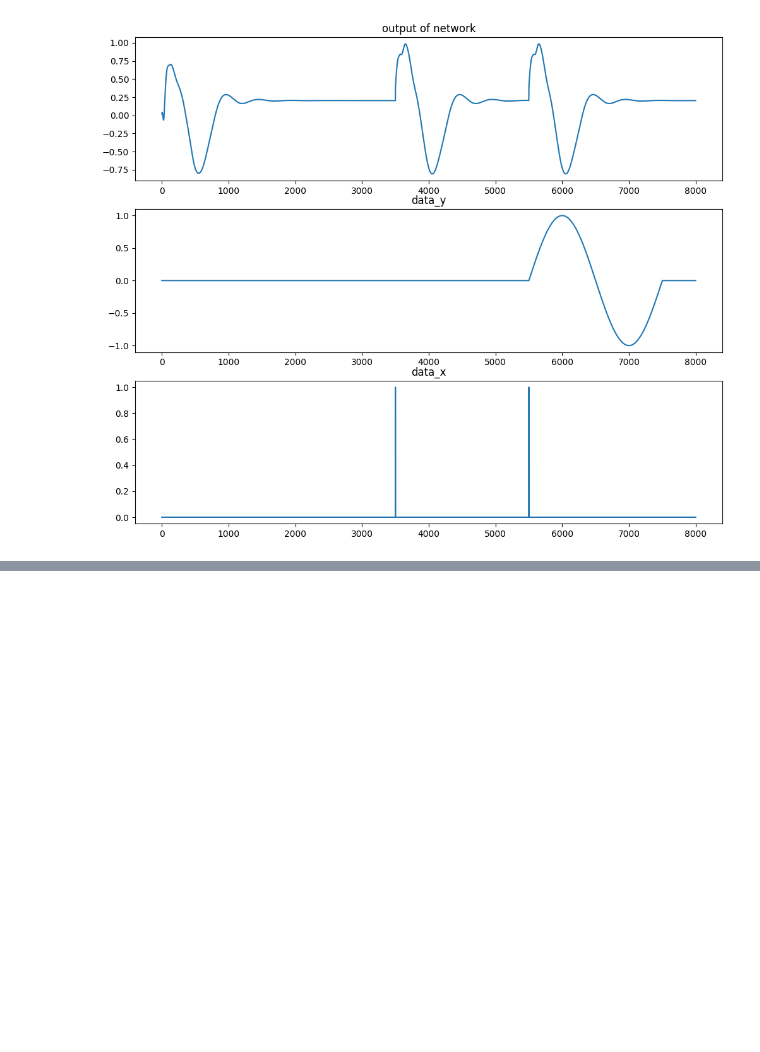
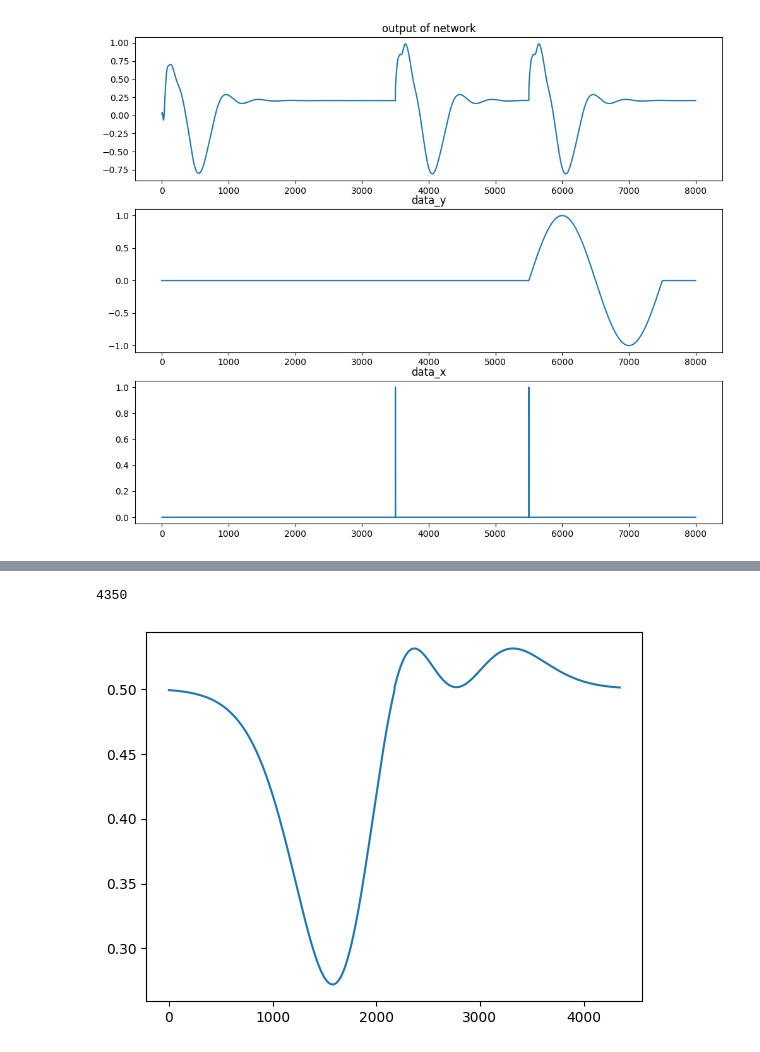
Before and after one commit to mtnusf97/CTRNN, a Jupyter notebook: helper_notebook.ipynb, the cells around one changed output, grey strips where cells are left out. Cells and saved outputs as stored; diff of their text form; code cells hidden in the pictures; blank space fills up the shorter version.

```diff
--- a/helper_notebook.ipynb
+++ b/helper_notebook.ipynb
@@ -231,0 +289,8 @@ np.max(stats.norm.pdf(x, mu, sigma))
+# %%
+plt.plot(loss[torch.abs(loss - 0.50) > 0.001])
+
+torch.sum(loss[torch.abs(loss - 0.50) > 0.001])
+len(loss[torch.abs(loss - 0.50) > 0.001])
+# %% [output]
+4350
+[figure, added]
```
Also changed, not shown: parts of 14 cells of this notebook, 8 other files.
